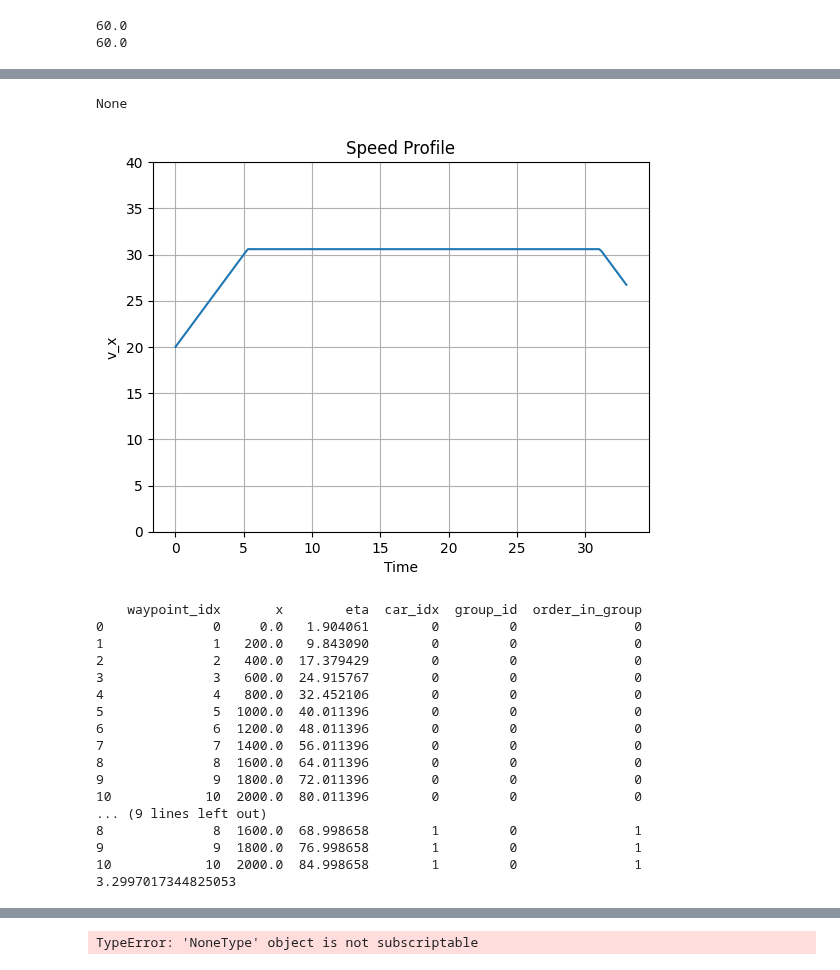
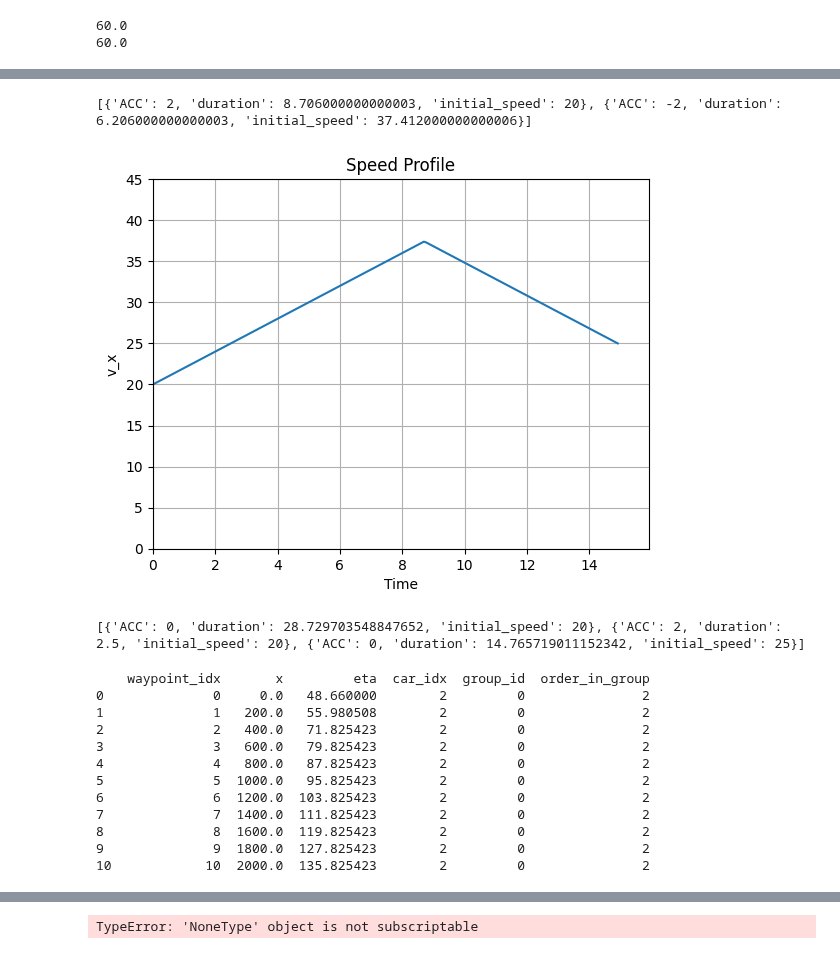
Before and after one commit to Aki-Fujita/drone_simulation, a Jupyter notebook: work/research_log/eta/notebooks/simulator.ipynb, the cells around one changed output, grey strips where cells are left out. Saved outputs shown, nothing was run; the diff lists cells and outputs as text; code cells hidden in the pictures.

Commit message:
speed_profileのバグをとれた

```diff
--- a/work/research_log/eta/notebooks/simulator.ipynb
+++ b/work/research_log/eta/notebooks/simulator.ipynb
@@ -84,8 +84,8 @@ SIMULATION_STEPS = int(TOTAL_TIME / TIME_STEP)
 WAYPOINTS = [{"waypoint_idx": i, "x": TOTAL_LENGTH / WAYPOINTS_NUM * (i)} for i in range(WAYPOINTS_NUM+1)]
 group_id = 0
 
-arrival_times = sorted([random.uniform(0, GLOBAL_TIME_WINDOW) for _ in range(CAR_NUM)])
-
+# arrival_times = sorted([random.uniform(0, GLOBAL_TIME_WINDOW) for _ in range(CAR_NUM)])
+arrival_times = [15.3, 27.1, 48.66, 54.83, 55.63]
 CARS = [Cars(arrival_time=time, index=index, mean_speed=MEAN_SPEED, \
               helly_params=helly_params, group_id=group_id, order_in_group=index)
               for index, time in enumerate(arrival_times)]
@@ -170,30 +170,31 @@ cwp_table.plot()
 # %%
-print(CARS[2].plot_speed_profile())
+profile = CARS[2].speed_profile
+print(profile)
+CARS[2].plot_speed_profile()
 # %% [output]
-None
+[{'ACC': 2, 'duration': 8.706000000000003, 'initial_speed': 20}, {'ACC': -2, 'duration': 6.206000000000003, 'initial_speed': 37.412000000000006}]
-[figure, old version]
+[figure, new version]
+# %%
+profile = CARS[3].speed_profile
+print(profile)
+# CARS[3].plot_speed_profile()
+# %% [output]
+[{'ACC': 0, 'duration': 28.729703548847652, 'initial_speed': 20}, {'ACC': 2, 'duration': 2.5, 'initial_speed': 20}, {'ACC': 0, 'duration': 14.765719011152342, 'initial_speed': 25}]
 # %%
 df = cwp_table.waypoint_table
-print(df[df['car_idx'] == 0])
-print(df[df['car_idx'] == 1])
-print(CARS[1].arrival_time)
+print(df[df['car_idx'] == 2])
 # %% [output]
-    waypoint_idx       x        eta  car_idx  group_id  order_in_group
-0              0     0.0   1.904061        0         0               0
-1              1   200.0   9.843090        0         0               0
-2              2   400.0  17.379429        0         0               0
-3              3   600.0  24.915767        0         0               0
-4              4   800.0  32.452106        0         0               0
-5              5  1000.0  40.011396        0         0               0
-6              6  1200.0  48.011396        0         0               0
-7              7  1400.0  56.011396        0         0               0
-8              8  1600.0  64.011396        0         0               0
-9              9  1800.0  72.011396        0         0               0
-10            10  2000.0  80.011396        0         0               0
-... (9 lines left out)
-8              8  1600.0  68.998658        1         0               1
-9              9  1800.0  76.998658        1         0               1
-10            10  2000.0  84.998658        1         0               1
-3.2997017344825053
+    waypoint_idx       x         eta  car_idx  group_id  order_in_group
+0              0     0.0   48.660000        2         0               2
+1              1   200.0   55.980508        2         0               2
+2              2   400.0   71.825423        2         0               2
+3              3   600.0   79.825423        2         0               2
+4              4   800.0   87.825423        2         0               2
+5              5  1000.0   95.825423        2         0               2
+6              6  1200.0  103.825423        2         0               2
+7              7  1400.0  111.825423        2         0               2
+8              8  1600.0  119.825423        2         0               2
+9              9  1800.0  127.825423        2         0               2
+10            10  2000.0  135.825423        2         0               2
 # %%
 cwp_table_controlled = cwp_table
```
Also changed, not shown: parts of 6 cells of this notebook, 3 other files.
